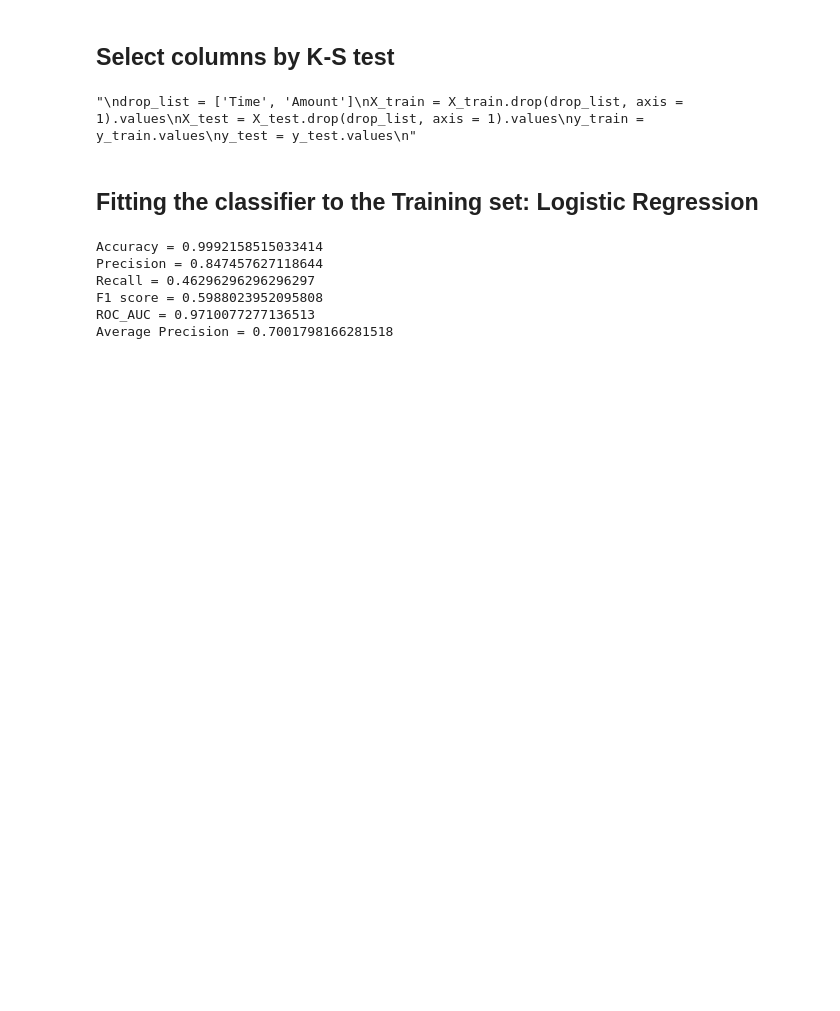
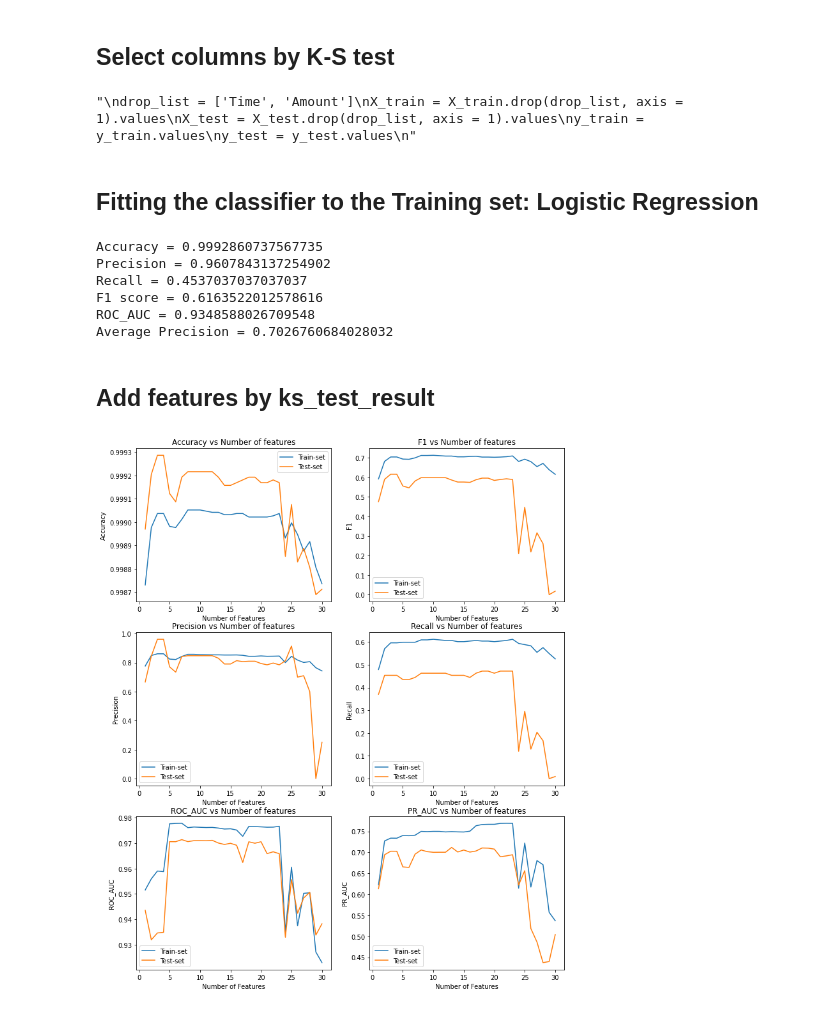
Before and after one commit to wuhong60909/Data-Analysis-Projects, a Jupyter notebook: Credit_Card_Fraud_Detection/FeatureSelection.ipynb, the cells around one changed output. Drawn from its saved outputs; the diff is of its cells as text; code cells hidden in the pictures; blank space fills up the shorter version.

```diff
--- a/Credit_Card_Fraud_Detection/FeatureSelection.ipynb
+++ b/Credit_Card_Fraud_Detection/FeatureSelection.ipynb
@@ -210,8 +207,8 @@ y_train = train_set['Class']
 X_test = test_set.drop(['Class'], axis = 1)
 y_test = test_set['Class']
 # %%
-X_train = X_train[select_list[0:10]].values
-X_test = X_test[select_list[0:10]].values
+X_train = X_train[select_list[0:4]].values
+X_test = X_test[select_list[0:4]].values
 y_train = y_train.values
 y_test = y_test.values
 # %%
@@ -247,9 +244,9 @@ print('F1 score = {}'.format(F1_score))
 print('ROC_AUC = {}'.format(roc_auc))
 print('Average Precision = {}'.format(average_precision))
 # %% [output]
-Accuracy = 0.9992158515033414
-Precision = 0.847457627118644
-Recall = 0.46296296296296297
-F1 score = 0.5988023952095808
-ROC_AUC = 0.9710077277136513
-Average Precision = 0.7001798166281518
+Accuracy = 0.9992860737567735
+Precision = 0.9607843137254902
+Recall = 0.4537037037037037
+F1 score = 0.6163522012578616
+ROC_AUC = 0.9348588026709548
+Average Precision = 0.7026760684028032
@@ -258,0 +253,2 @@ for ii in range(1, 31):
+# %% [markdown]
+## Add features by ks_test_result
@@ -258,0 +304,61 @@ for ii in range(1, 31):
+# %%
+# Plot figures
+plt.figure(figsize = (12, 15))
+
+# Accuracy
+plt.subplot(3, 2, 1)
+plt.title('Accuracy vs Number of features')
+plt.xlabel('Number of Features')
+plt.ylabel('Accuracy')
+plt.plot(range(1, 31), train_accuracy, '-', label = 'Train-set')
+plt.plot(range(1, 31), test_accuracy, '-', label = 'Test-set')
+plt.legend()
+
+# F1
+plt.subplot(3, 2, 2)
+plt.title('F1 vs Number of features')
+plt.xlabel('Number of Features')
+plt.ylabel('F1')
+plt.plot(range(1, 31), train_f1, '-', label = 'Train-set')
+plt.plot(range(1, 31), test_f1, '-', label = 'Test-set')
+plt.legend()
+
+# Precision
+plt.subplot(3, 2, 3)
+plt.title('Precision vs Number of features')
+plt.xlabel('Number of Features')
+plt.ylabel('Precision')
+plt.plot(range(1, 31), train_precision, '-', label = 'Train-set')
+plt.plot(range(1, 31), test_precision, '-', label = 'Test-set')
+plt.legend()
+
+# Recall
+plt.subplot(3, 2, 4)
+plt.title('Recall vs Number of features')
+plt.xlabel('Number of Features')
+plt.ylabel('Recall')
+plt.plot(range(1, 31), train_recall, '-', label = 'Train-set')
+plt.plot(range(1, 31), test_recall, '-', label = 'Test-set')
+plt.legend()
+
+# ROC_AUC
+plt.subplot(3, 2, 5)
+plt.title('ROC_AUC vs Number of features')
+plt.xlabel('Number of Features')
+plt.ylabel('ROC_AUC')
+plt.plot(range(1, 31), train_roc_auc, '-', label = 'Train-set')
+plt.plot(range(1, 31), test_roc_auc, '-', label = 'Test-set')
+plt.legend()
+
+# PR_AUC
+plt.subplot(3, 2, 6)
+plt.title('PR_AUC vs Number of features')
+plt.xlabel('Number of Features')
+plt.ylabel('PR_AUC')
+plt.plot(range(1, 31), train_pr_auc, '-', label = 'Train-set')
+plt.plot(range(1, 31), test_pr_auc, '-', label = 'Test-set')
+plt.legend()
+
+plt.show()
+# %% [output]
+[figure, added]
```
Also changed, not shown: parts of 4 cells of this notebook.
